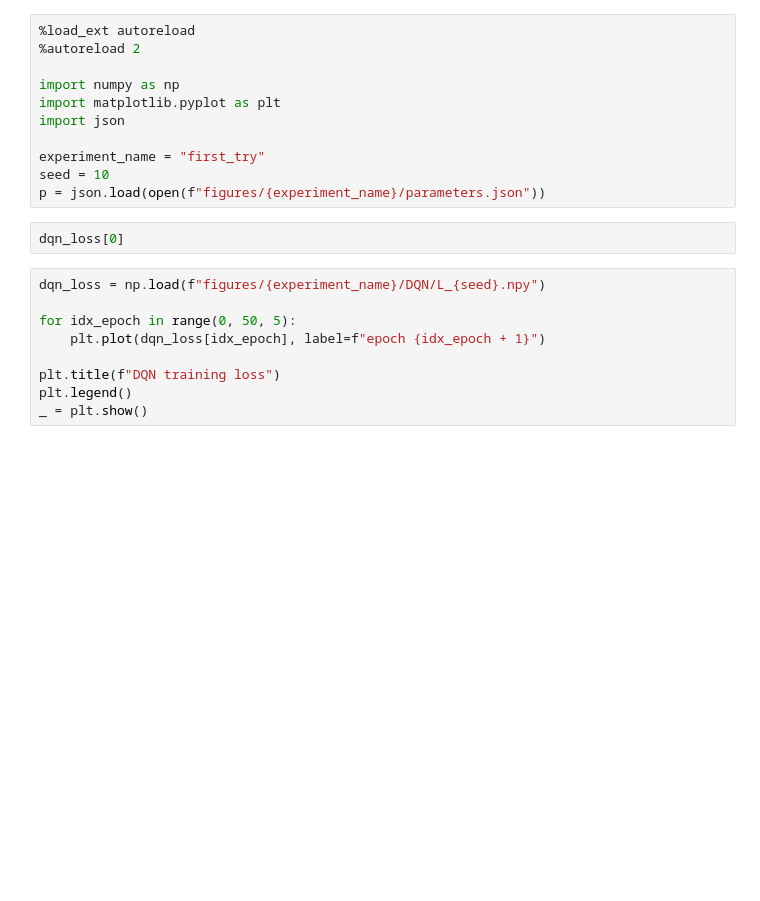
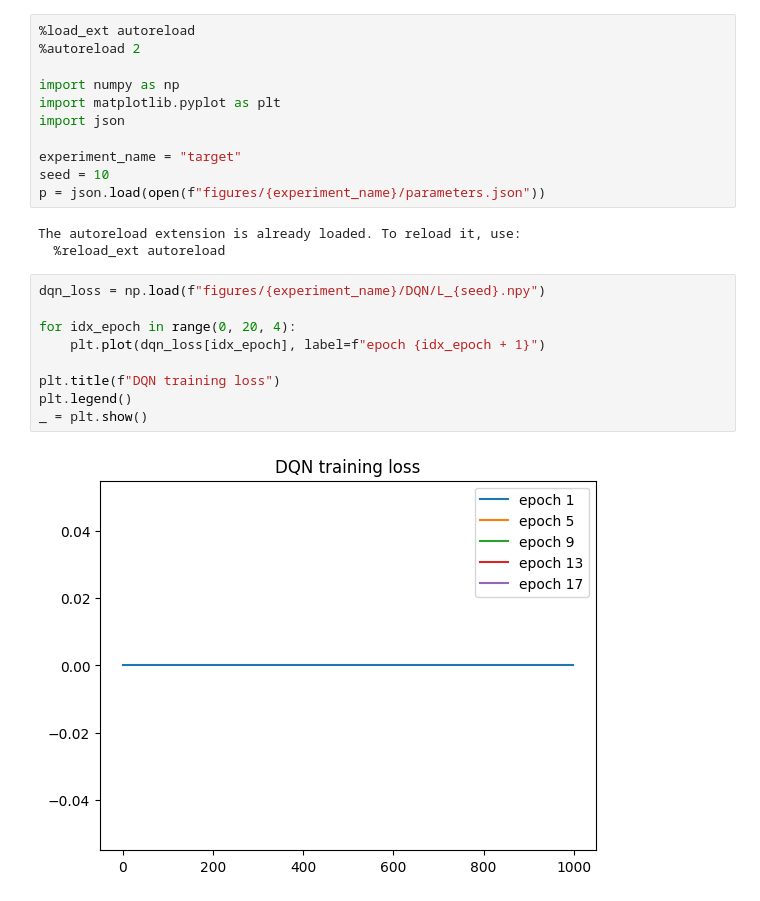
Before and after one commit to theovincent/double_pendulum, a Jupyter notebook: src/python/experiments/acrobot/plots_loss.ipynb, the cells around one changed output. Drawn from its saved outputs; the diff is of its cells as text; blank space fills up the shorter version.

```diff
--- a/src/python/experiments/acrobot/plots_loss.ipynb
+++ b/src/python/experiments/acrobot/plots_loss.ipynb
@@ -6,17 +6,20 @@ import numpy as np
 import matplotlib.pyplot as plt
 import json
 
-experiment_name = "first_try"
+experiment_name = "target"
 seed = 10
 p = json.load(open(f"figures/{experiment_name}/parameters.json"))
+# %% [output]
+The autoreload extension is already loaded. To reload it, use:
+  %reload_ext autoreload
-# %%
-dqn_loss[0]
 # %%
 dqn_loss = np.load(f"figures/{experiment_name}/DQN/L_{seed}.npy")
 
-for idx_epoch in range(0, 50, 5):
+for idx_epoch in range(0, 20, 4):
     plt.plot(dqn_loss[idx_epoch], label=f"epoch {idx_epoch + 1}")
 
 plt.title(f"DQN training loss")
 plt.legend()
 _ = plt.show()
+# %% [output]
+[figure, added]
```
Also changed, not shown: 28 other files.
